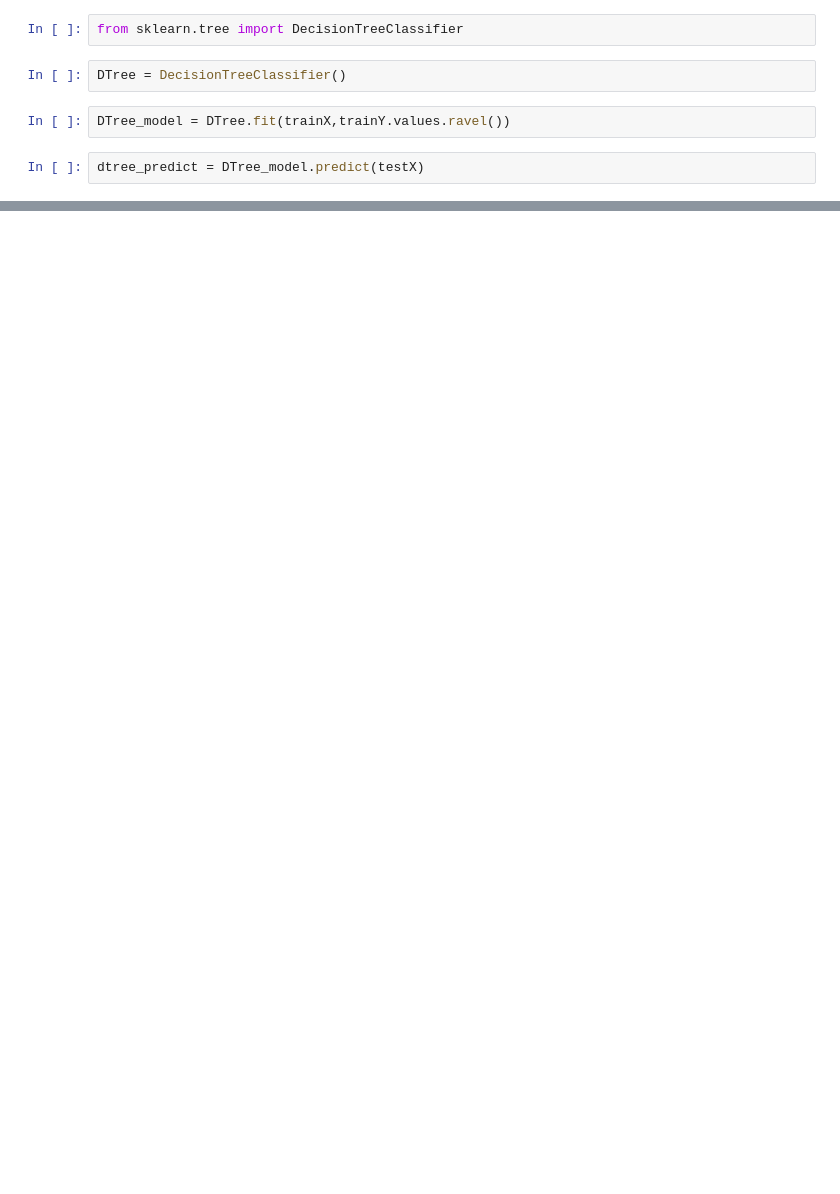
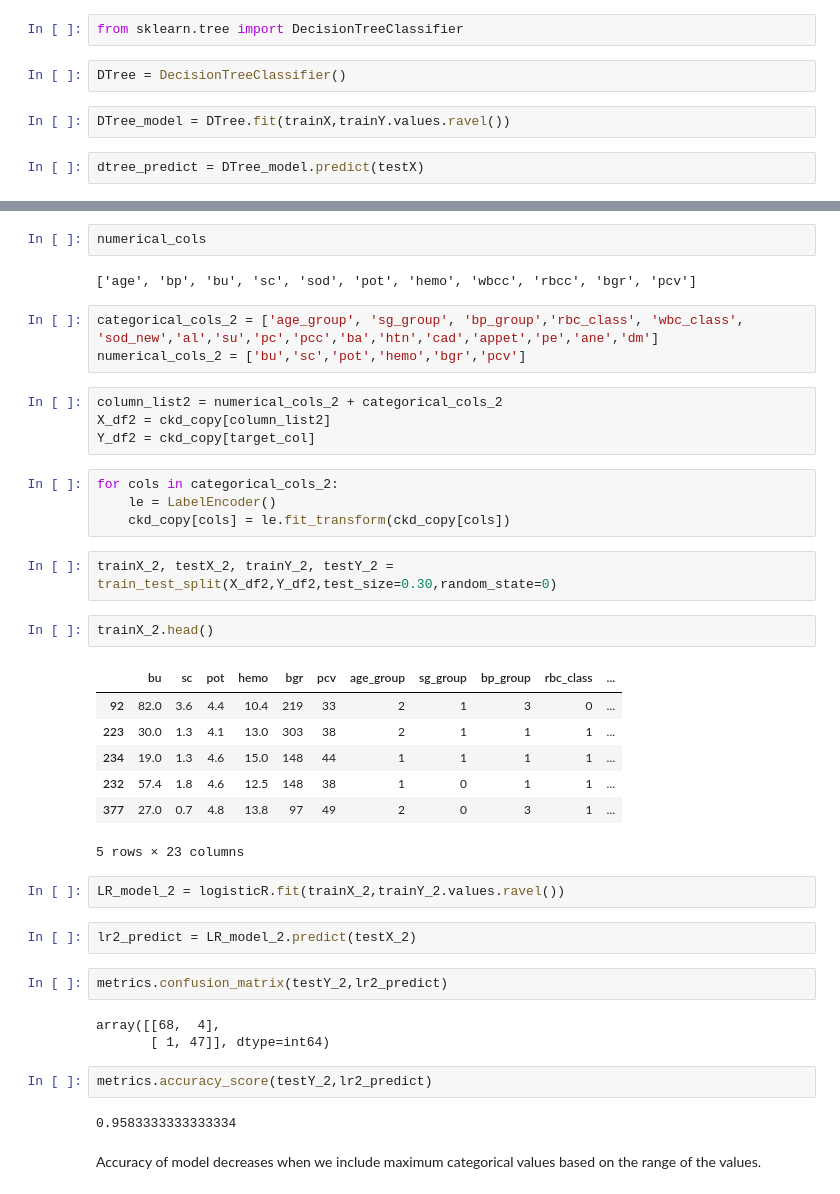
Before and after one commit to reenanagrale/Data_Mining_assignment, a Jupyter notebook: CKD_preprocessing.ipynb, the cells around one changed output, grey strips where cells are left out. Drawn from its saved outputs; the diff is of its cells as text; blank space fills up the shorter version.

```diff
--- a/CKD_preprocessing.ipynb
+++ b/CKD_preprocessing.ipynb
@@ -1045,0 +1061,42 @@ metrics.accuracy_score(testY, dtree_predict)
+# %%
+numerical_cols
+# %% [output]
+['age', 'bp', 'bu', 'sc', 'sod', 'pot', 'hemo', 'wbcc', 'rbcc', 'bgr', 'pcv']
+# %%
+categorical_cols_2 = ['age_group', 'sg_group', 'bp_group','rbc_class', 'wbc_class', 'sod_new','al','su','pc','pcc','ba','htn','cad','appet','pe','ane','dm']
+numerical_cols_2 = ['bu','sc','pot','hemo','bgr','pcv']
+# %%
+column_list2 = numerical_cols_2 + categorical_cols_2
+X_df2 = ckd_copy[column_list2]
+Y_df2 = ckd_copy[target_col]
+# %%
+for cols in categorical_cols_2:
+    le = LabelEncoder()
+    ckd_copy[cols] = le.fit_transform(ckd_copy[cols])
+# %%
+trainX_2, testX_2, trainY_2, testY_2 = train_test_split(X_df2,Y_df2,test_size=0.30,random_state=0)
+# %%
+trainX_2.head()
+# %% [output]
+|  | bu | sc | pot | hemo | bgr | pcv | age_group | sg_group | bp_group | rbc_class | ... |
+| 92 | 82.0 | 3.6 | 4.4 | 10.4 | 219 | 33 | 2 | 1 | 3 | 0 | ... |
+| 223 | 30.0 | 1.3 | 4.1 | 13.0 | 303 | 38 | 2 | 1 | 1 | 1 | ... |
+| 234 | 19.0 | 1.3 | 4.6 | 15.0 | 148 | 44 | 1 | 1 | 1 | 1 | ... |
+| 232 | 57.4 | 1.8 | 4.6 | 12.5 | 148 | 38 | 1 | 0 | 1 | 1 | ... |
+| 377 | 27.0 | 0.7 | 4.8 | 13.8 | 97 | 49 | 2 | 0 | 3 | 1 | ... |
+5 rows × 23 columns
+# %%
+LR_model_2 = logisticR.fit(trainX_2,trainY_2.values.ravel())
+# %%
+lr2_predict = LR_model_2.predict(testX_2)
+# %%
+metrics.confusion_matrix(testY_2,lr2_predict)
+# %% [output]
+array([[68,  4],
+       [ 1, 47]], dtype=int64)
+# %%
+metrics.accuracy_score(testY_2,lr2_predict)
+# %% [output]
+0.9583333333333334
+# %% [markdown]
+Accuracy of model decreases when we include maximum categorical values based on the range of the values.
```
Also changed, not shown: parts of 38 cells of this notebook, 1 other file.
